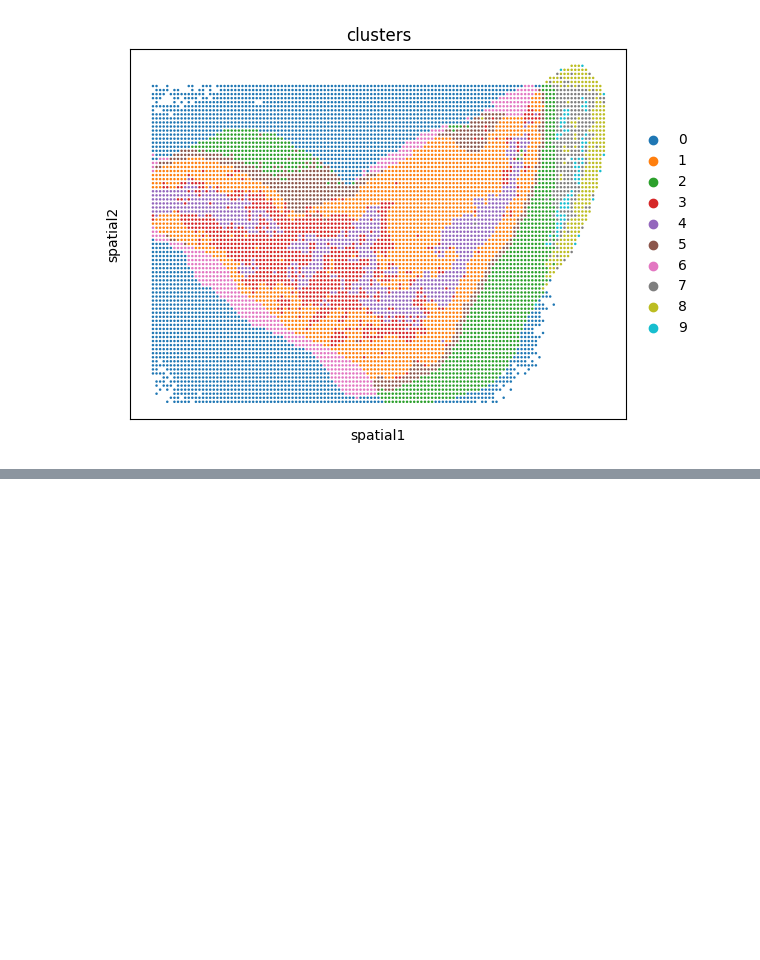
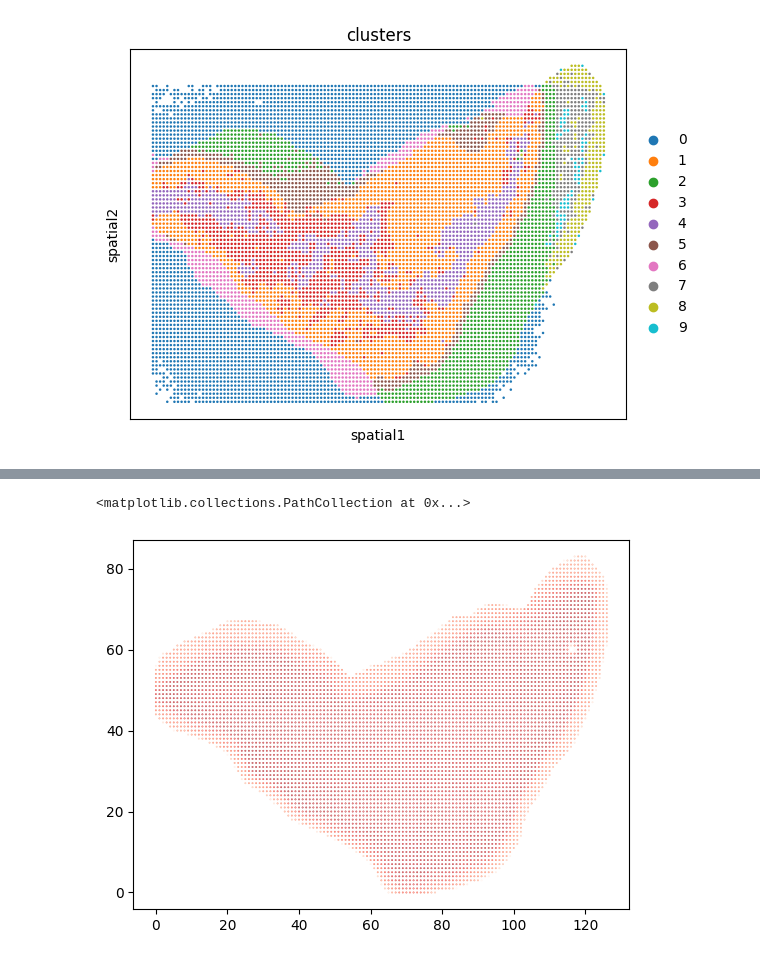
Before and after one commit to cb11711211/sc_st_attention_integration, a Jupyter notebook: pot_fuse_prot_rna.ipynb, the cells around one changed output, grey strips where cells are left out. Saved outputs shown, nothing was run; the diff lists cells and outputs as text; code cells hidden in the pictures; blank space fills up the shorter version.

```diff
--- a/pot_fuse_prot_rna.ipynb
+++ b/pot_fuse_prot_rna.ipynb
@@ -124,0 +158,5 @@ sc.pl.embedding(adata, basis="spatial", color="clusters")
+# %%
+plt.scatter(prot_coordination[:,0], prot_coordination[:,1], marker="o", s = 0.1, c=np.log(prot_data.mean(axis=1)), cmap="Reds")
+# %% [output]
+<matplotlib.collections.PathCollection at 0x...>
+[figure, added]
```
Also changed, not shown: parts of 6 cells of this notebook.
